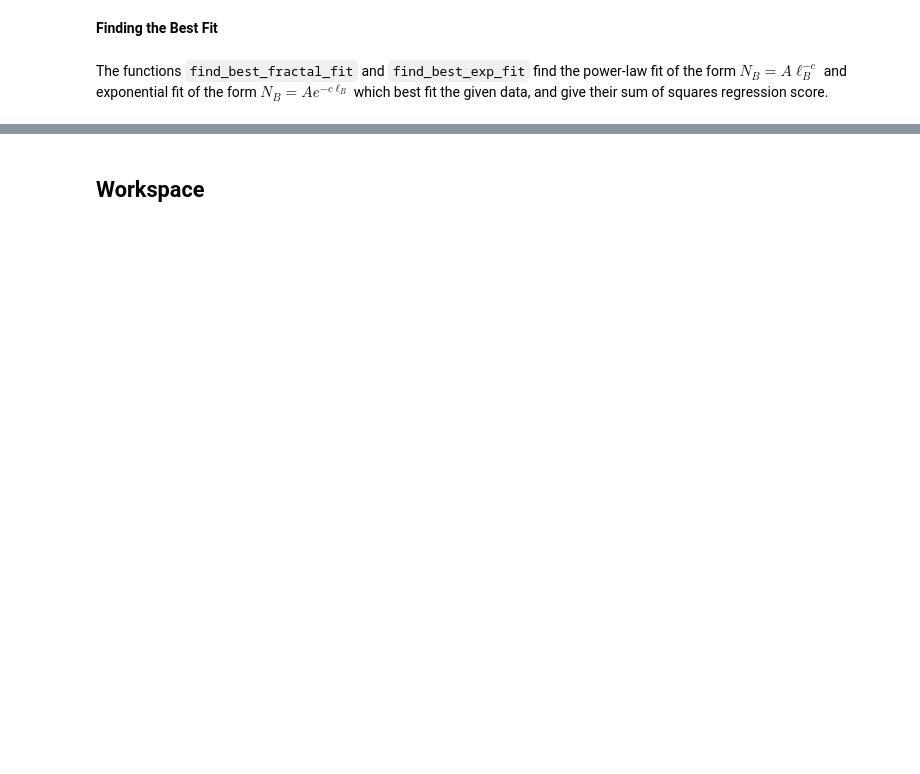
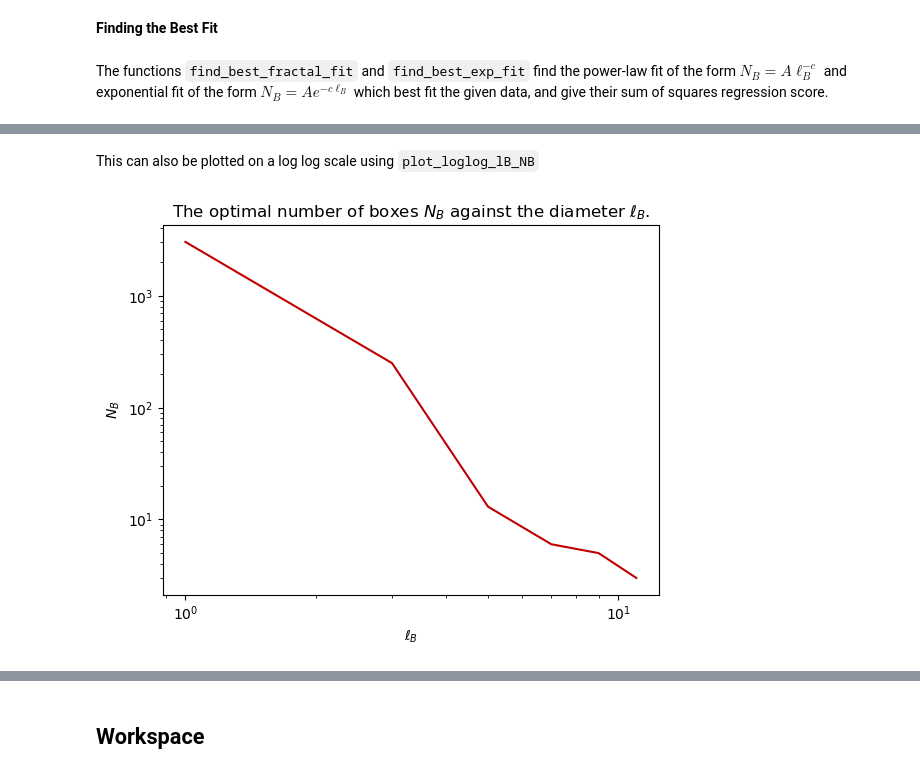
Before and after one commit to katherinehamilton/fractalnetworks, a Jupyter notebook: MEMB.ipynb, the cells around one changed output, grey strips where cells are left out. Drawn from its saved outputs; the diff is of its cells as text; code cells hidden in the pictures; blank space fills up the shorter version.

```diff
--- a/MEMB.ipynb
+++ b/MEMB.ipynb
@@ -83,0 +142,6 @@ find_best_fractal_fit(
+# %% [markdown]
+This can also be plotted on a log log scale using `plot_loglog_lB_NB`
+# %%
+plot_loglog_lB_NB(lB, NB)
+# %% [output]
+[figure, added]
```
Also changed, not shown: parts of 53 cells of this notebook.
